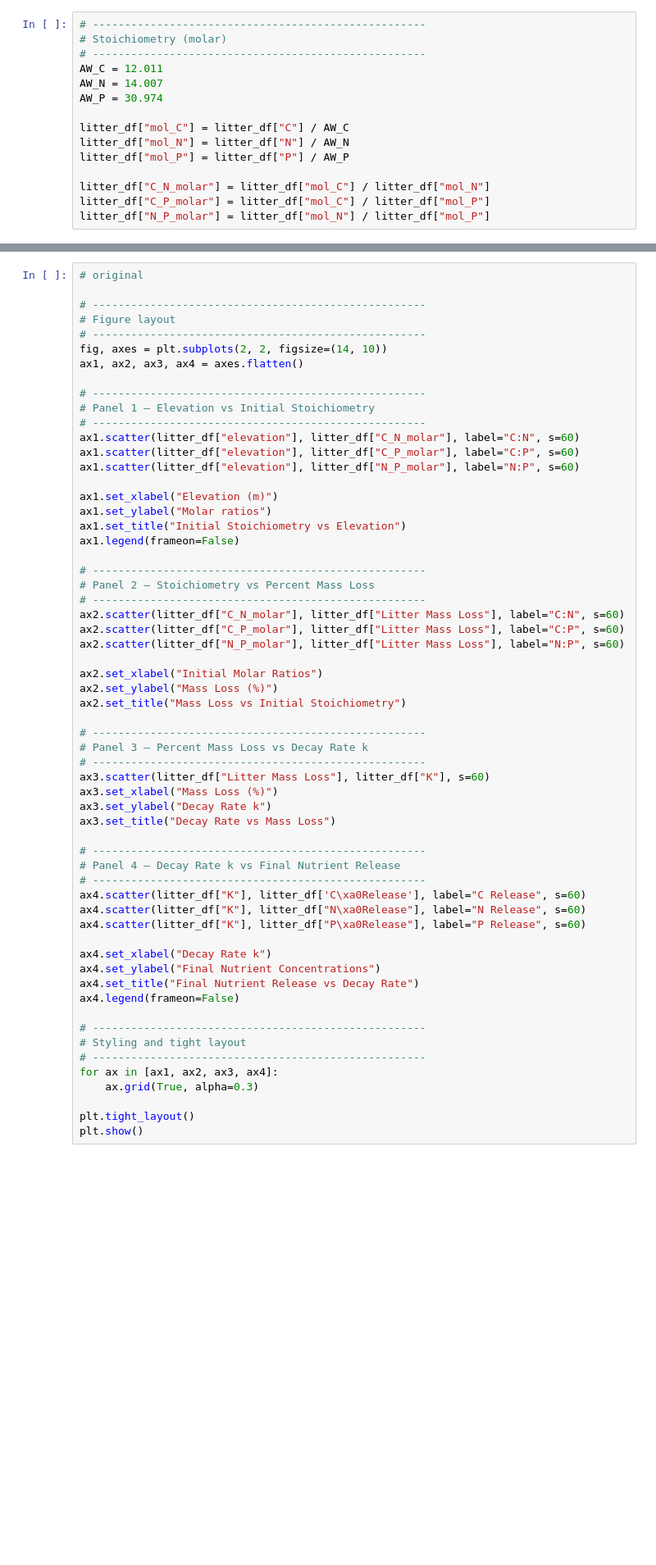
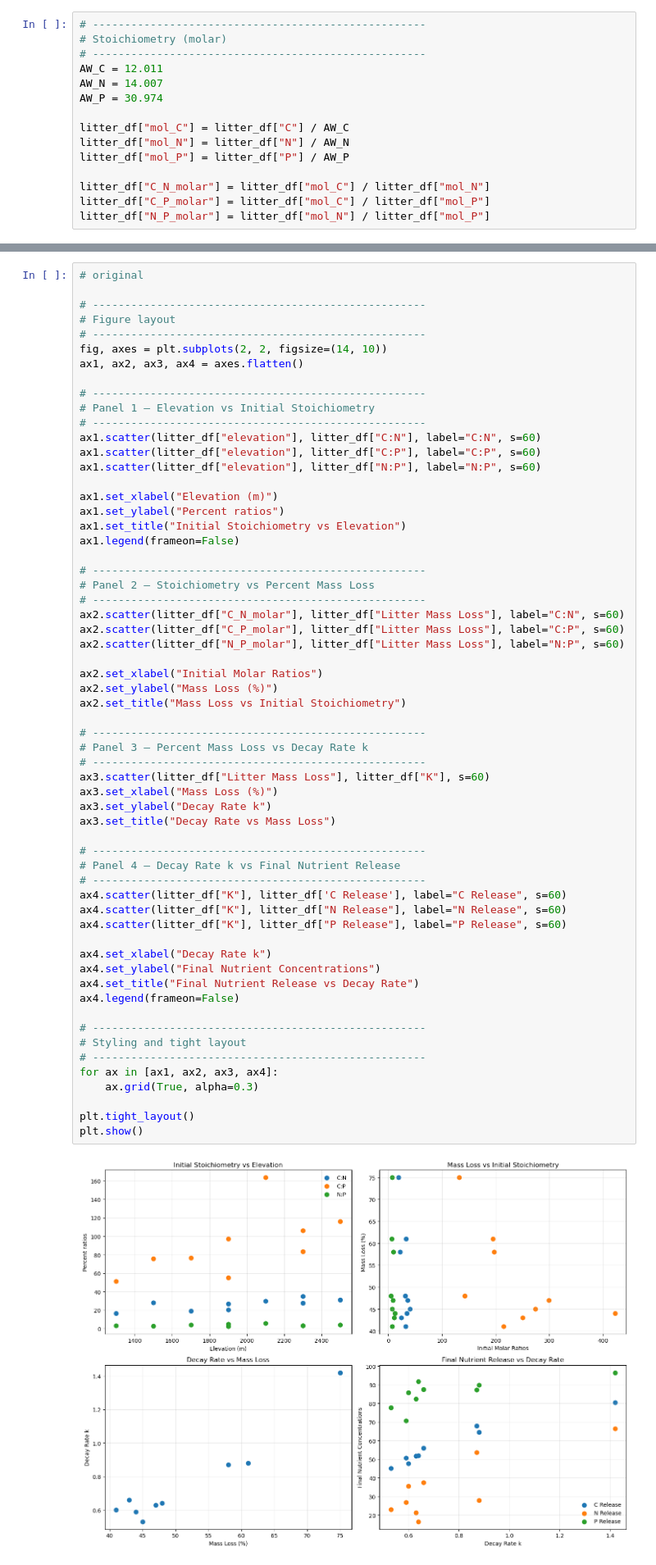
Before and after one commit to rjost1/GEOS685, a Jupyter notebook: Final.ipynb, the cells around one changed output, grey strips where cells are left out. Shown: that part at 82% size. Saved outputs shown, nothing was run; the diff lists cells and outputs as text; blank space fills up the shorter version.

```diff
--- a/Final.ipynb
+++ b/Final.ipynb
@@ -263,12 +265,12 @@ ax1, ax2, ax3, ax4 = axes.flatten()
 # ----------------------------------------------------
 # Panel 1 — Elevation vs Initial Stoichiometry
 # ----------------------------------------------------
-ax1.scatter(litter_df["elevation"], litter_df["C_N_molar"], label="C:N", s=60)
-ax1.scatter(litter_df["elevation"], litter_df["C_P_molar"], label="C:P", s=60)
-ax1.scatter(litter_df["elevation"], litter_df["N_P_molar"], label="N:P", s=60)
+ax1.scatter(litter_df["elevation"], litter_df["C:N"], label="C:N", s=60)
+ax1.scatter(litter_df["elevation"], litter_df["C:P"], label="C:P", s=60)
+ax1.scatter(litter_df["elevation"], litter_df["N:P"], label="N:P", s=60)
 
 ax1.set_xlabel("Elevation (m)")
-ax1.set_ylabel("Molar ratios")
+ax1.set_ylabel("Percent ratios")
 ax1.set_title("Initial Stoichiometry vs Elevation")
 ax1.legend(frameon=False)
 
@@ -281,33 +283,35 @@ ax2.scatter(litter_df["N_P_molar"], litter_df["Litter Mass Loss"], label="N:P",
 
 ax2.set_xlabel("Initial Molar Ratios")
 ax2.set_ylabel("Mass Loss (%)")
 ax2.set_title("Mass Loss vs Initial Stoichiometry")
 
 # ----------------------------------------------------
 # Panel 3 — Percent Mass Loss vs Decay Rate k
 # ----------------------------------------------------
 ax3.scatter(litter_df["Litter Mass Loss"], litter_df["K"], s=60)
 ax3.set_xlabel("Mass Loss (%)")
 ax3.set_ylabel("Decay Rate k")
 ax3.set_title("Decay Rate vs Mass Loss")
 
 # ----------------------------------------------------
 # Panel 4 — Decay Rate k vs Final Nutrient Release
 # ----------------------------------------------------
-ax4.scatter(litter_df["K"], litter_df['C\xa0Release'], label="C Release", s=60)
-ax4.scatter(litter_df["K"], litter_df["N\xa0Release"], label="N Release", s=60)
-ax4.scatter(litter_df["K"], litter_df["P\xa0Release"], label="P Release", s=60)
+ax4.scatter(litter_df["K"], litter_df['C Release'], label="C Release", s=60)
+ax4.scatter(litter_df["K"], litter_df["N Release"], label="N Release", s=60)
+ax4.scatter(litter_df["K"], litter_df["P Release"], label="P Release", s=60)
 
 ax4.set_xlabel("Decay Rate k")
 ax4.set_ylabel("Final Nutrient Concentrations")
 ax4.set_title("Final Nutrient Release vs Decay Rate")
 ax4.legend(frameon=False)
 
 # ----------------------------------------------------
 # Styling and tight layout
 # ----------------------------------------------------
 for ax in [ax1, ax2, ax3, ax4]:
     ax.grid(True, alpha=0.3)
 
 plt.tight_layout()
 plt.show()
+# %% [output]
+[figure, added]
```
Also changed, not shown: parts of 4 cells of this notebook.
